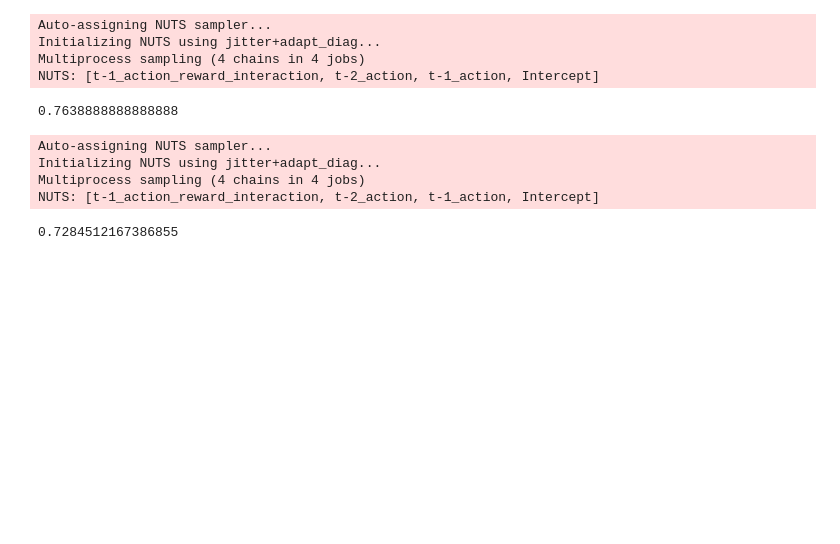
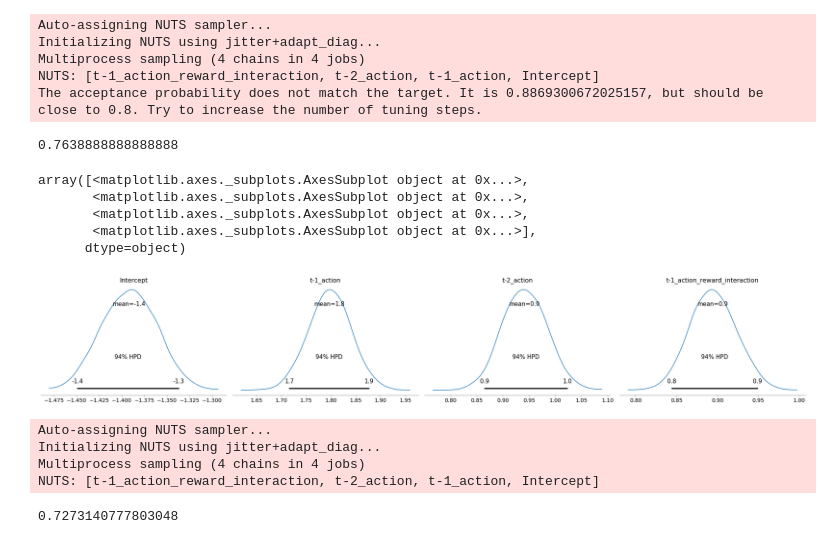
Before and after one commit to Icedgarr/bamb-adaptation-to-regime-changes, a Jupyter notebook: notebooks/logistic_regression_fit.ipynb, the cells around one changed output. Cells and saved outputs as stored; diff of their text form; code cells hidden in the pictures; blank space fills up the shorter version.

```diff
--- a/notebooks/logistic_regression_fit.ipynb
+++ b/notebooks/logistic_regression_fit.ipynb
@@ -33,13 +33,13 @@ def split_train_test_change_regime(df):
     return df_train, df_test
 
 def split_train_test_only_regular(df):
-    df_train = df[(df['obs_num'] <= 600) & (df['regime'] == 0)]
-    df_test = df[(df['obs_num'] > 600) & (df['obs_num'] <= 800) & (df['regime'] == 0)]
+    df_train = df[(df['obs_num'] < 600) & (df['regime'] == 0)]
+    df_test = df[(df['obs_num'] >= 600) & (df['obs_num'] < 800) & (df['regime'] == 0)]
     return df_train, df_test
 
 def split_train_test_only_irregular(df):
-    df_train = df[(df['obs_num'] <= 600) & (df['regime'] == 1)]
-    df_test = df[(df['obs_num'] > 600) & (df['obs_num'] <= 800) & (df['regime'] == 1)]
+    df_train = df[(df['obs_num'] < 600) & (df['regime'] == 1)]
+    df_test = df[(df['obs_num'] >= 600) & (df['obs_num'] < 800) & (df['regime'] == 1)]
     return df_train, df_test
 # %%
 def prepare_X_y(df, features, target):
@@ -132,7 +146,17 @@ Auto-assigning NUTS sampler...
 Initializing NUTS using jitter+adapt_diag...
 Multiprocess sampling (4 chains in 4 jobs)
 NUTS: [t-1_action_reward_interaction, t-2_action, t-1_action, Intercept]
+The acceptance probability does not match the target. It is 0.8869300672025157, but should be close to 0.8. Try to increase the number of tuning steps.
 0.7638888888888888
+# %%
+pm.plot_posterior(trace)
+# %% [output]
+array([<matplotlib.axes._subplots.AxesSubplot object at 0x...>,
+       <matplotlib.axes._subplots.AxesSubplot object at 0x...>,
+       <matplotlib.axes._subplots.AxesSubplot object at 0x...>,
+       <matplotlib.axes._subplots.AxesSubplot object at 0x...>],
+      dtype=object)
+[figure, added]
 # %%
 # Only irregular
 df_train, df_test = split_train_test_only_irregular(df)
@@ -148,4 +172,4 @@ Auto-assigning NUTS sampler...
 Initializing NUTS using jitter+adapt_diag...
 Multiprocess sampling (4 chains in 4 jobs)
 NUTS: [t-1_action_reward_interaction, t-2_action, t-1_action, Intercept]
-0.7284512167386855
+0.7273140777803048
```
Also changed, not shown: parts of 5 cells of this notebook.
